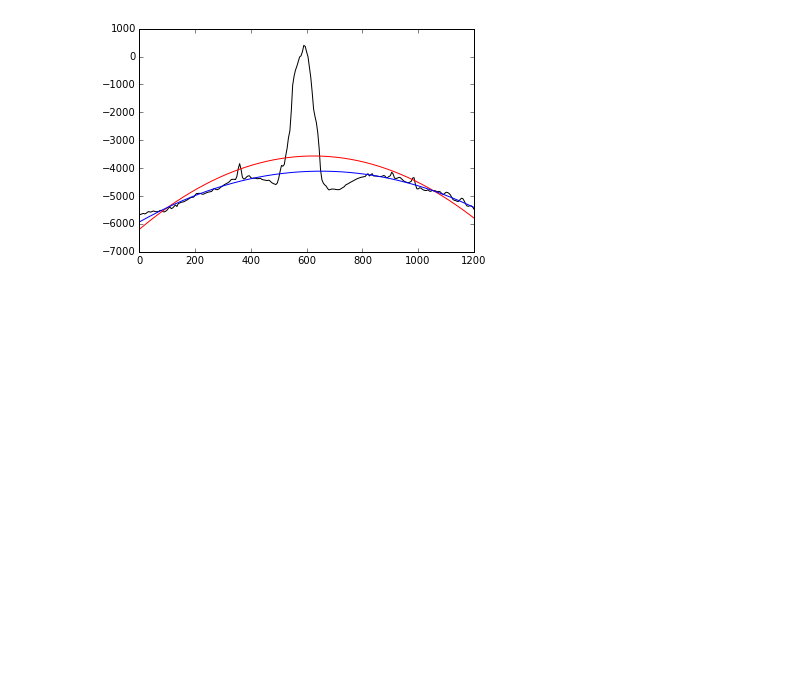
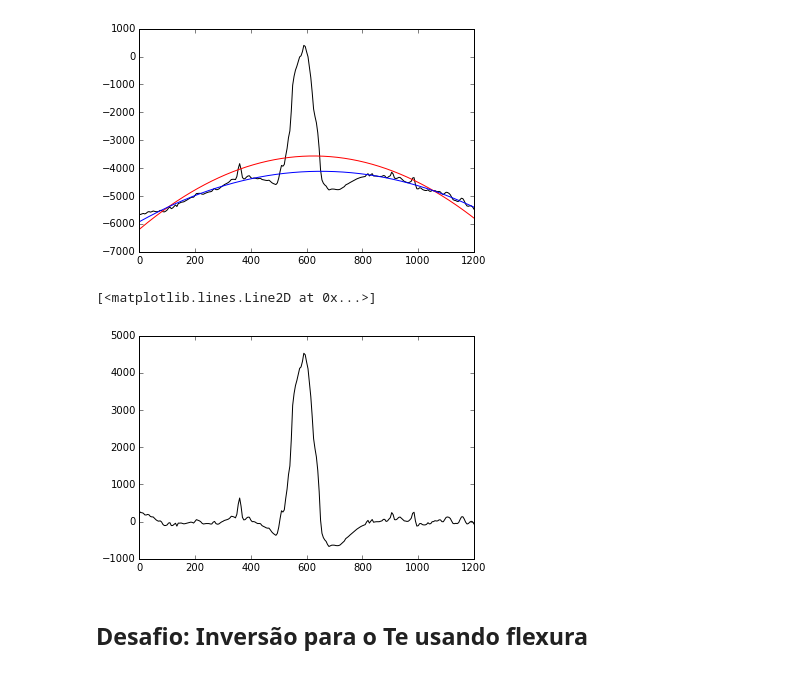
Before and after one commit to marcelobianchi/verao2016, a Jupyter notebook: dia4/inversao-havai.ipynb, the cells around one changed output. Cells and saved outputs as stored; diff of their text form; code cells hidden in the pictures; blank space fills up the shorter version.

Commit message:
Testando inversao flexura.
Robusto nao funciona

```diff
--- a/dia4/inversao-havai.ipynb
+++ b/dia4/inversao-havai.ipynb
@@ -80,3 +84,12 @@ plt.plot(x, par_robusto.predicted(), '-b')
 # %% [output]
 [<matplotlib.lines.Line2D at 0x...>]
 [figure]
+# %%
+topo_res = topo - par_robusto.predicted()
+# %%
+plt.plot(x, topo_res, '-k')
+# %% [output]
+[<matplotlib.lines.Line2D at 0x...>]
+[figure, added]
+# %% [markdown]
+## Desafio: Inversão para o Te usando flexura
```
Also changed, not shown: parts of 19 cells of this notebook.
